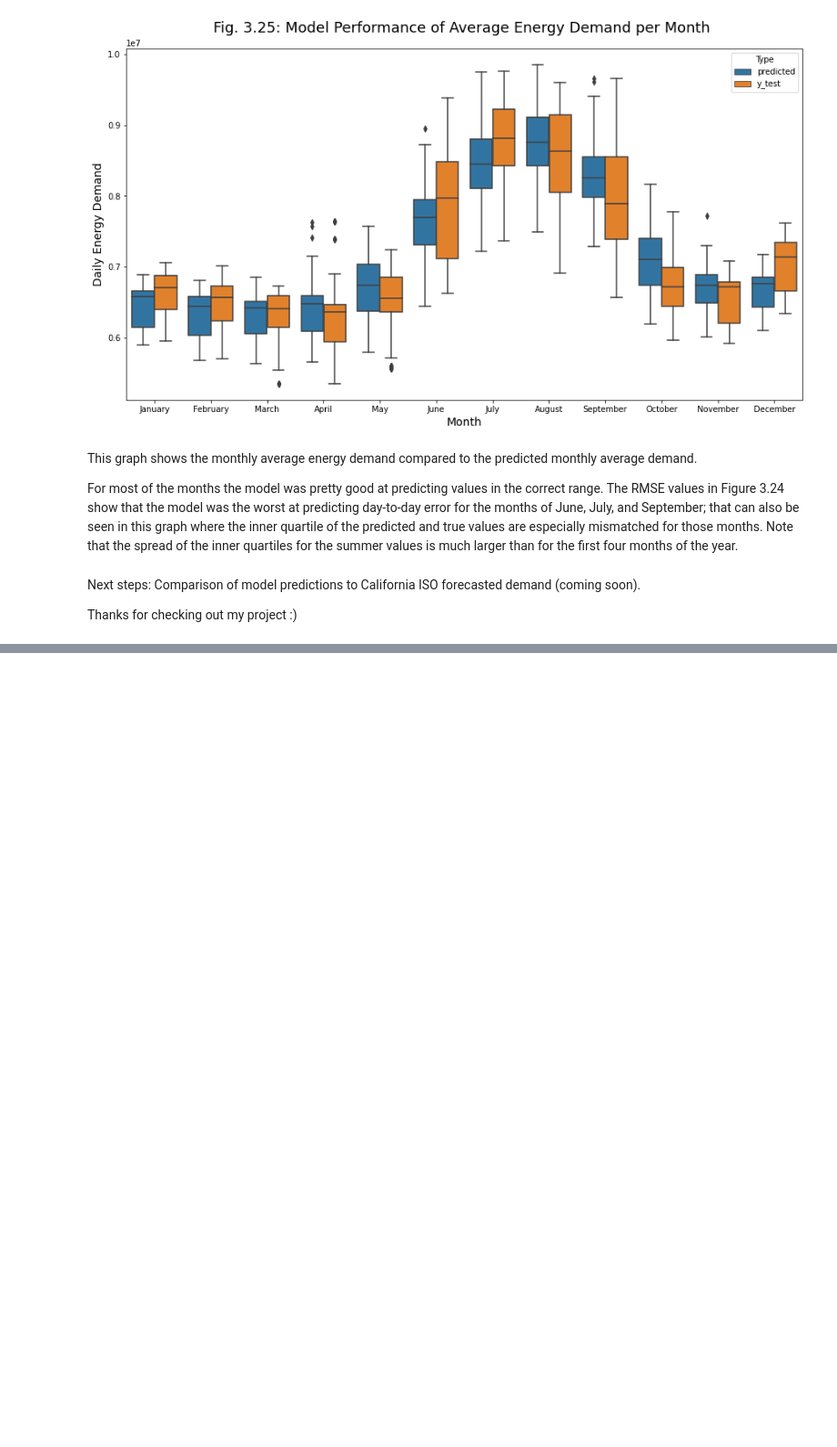
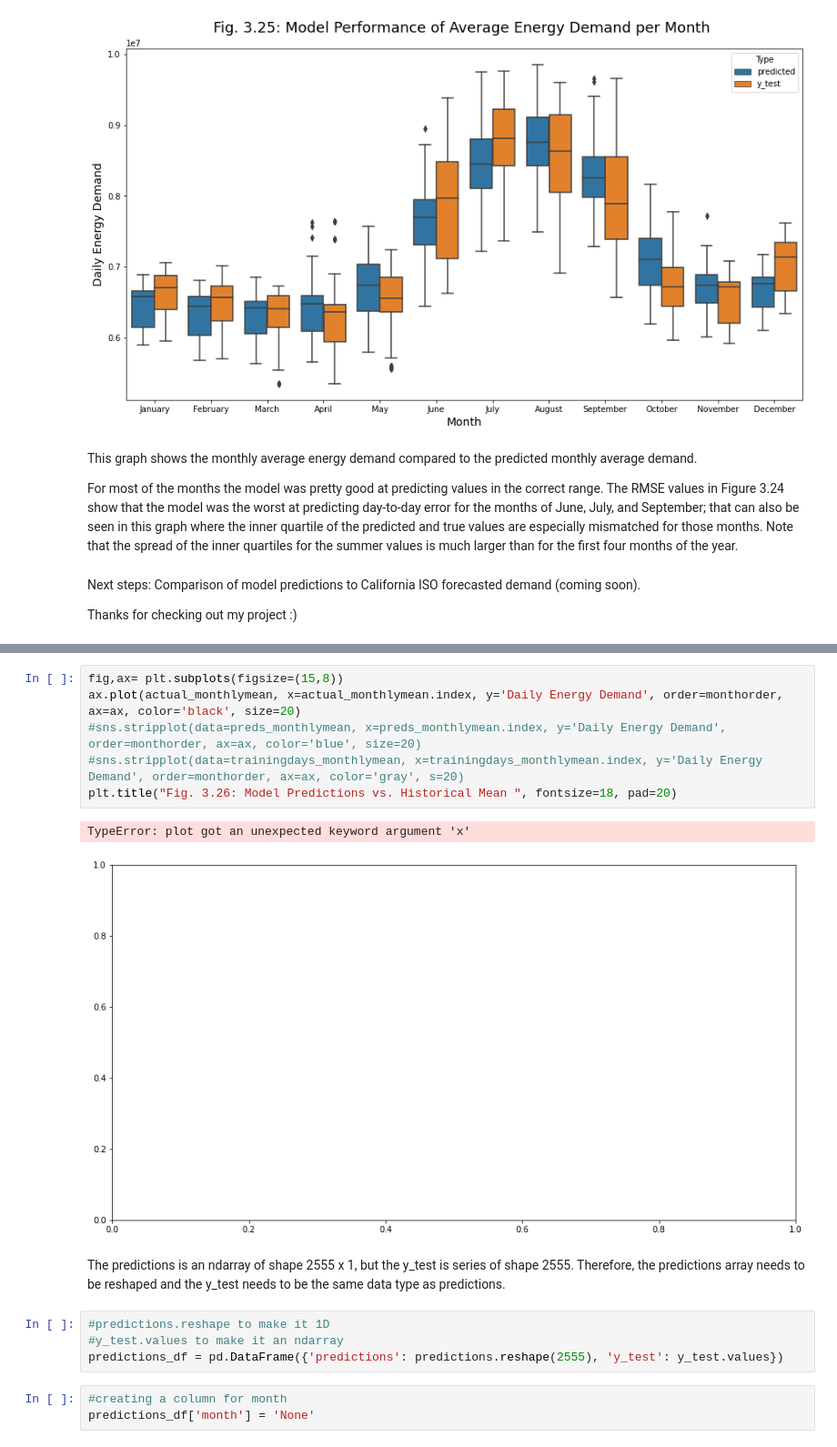
Before and after one commit to AuroraGinzburg/ML_Portfolio, a Jupyter notebook: 3-Data Visualization and Modeling.ipynb, the cells around one changed output, grey strips where cells are left out. Shown at 91% size. Saved outputs shown, nothing was run; the diff lists cells and outputs as text; blank space fills up the shorter version.

```diff
--- a/3-Data Visualization and Modeling.ipynb
+++ b/3-Data Visualization and Modeling.ipynb
@@ -1270,0 +1330,18 @@ Thanks for checking out my project :)
+# %%
+fig,ax= plt.subplots(figsize=(15,8))
+ax.plot(actual_monthlymean, x=actual_monthlymean.index, y='Daily Energy Demand', order=monthorder, ax=ax, color='black', size=20)
+#sns.stripplot(data=preds_monthlymean, x=preds_monthlymean.index, y='Daily Energy Demand', order=monthorder, ax=ax, color='blue', size=20)
+#sns.stripplot(data=trainingdays_monthlymean, x=trainingdays_monthlymean.index, y='Daily Energy Demand', order=monthorder, ax=ax, color='gray', s=20)
+plt.title("Fig. 3.26: Model Predictions vs. Historical Mean ", fontsize=18, pad=20)
+# %% [output]
+TypeError: plot got an unexpected keyword argument 'x'
+[figure, added]
+# %% [markdown]
+The predictions is an ndarray of shape 2555 x 1, but the y_test is series of shape 2555. Therefore, the predictions array needs to be reshaped and the y_test needs to be the same data type as predictions.
+# %%
+#predictions.reshape to make it 1D
+#y_test.values to make it an ndarray
+predictions_df = pd.DataFrame({'predictions': predictions.reshape(2555), 'y_test': y_test.values})
+# %%
+#creating a column for month
+predictions_df['month'] = 'None'
```
Also changed, not shown: parts of 9 cells of this notebook.
